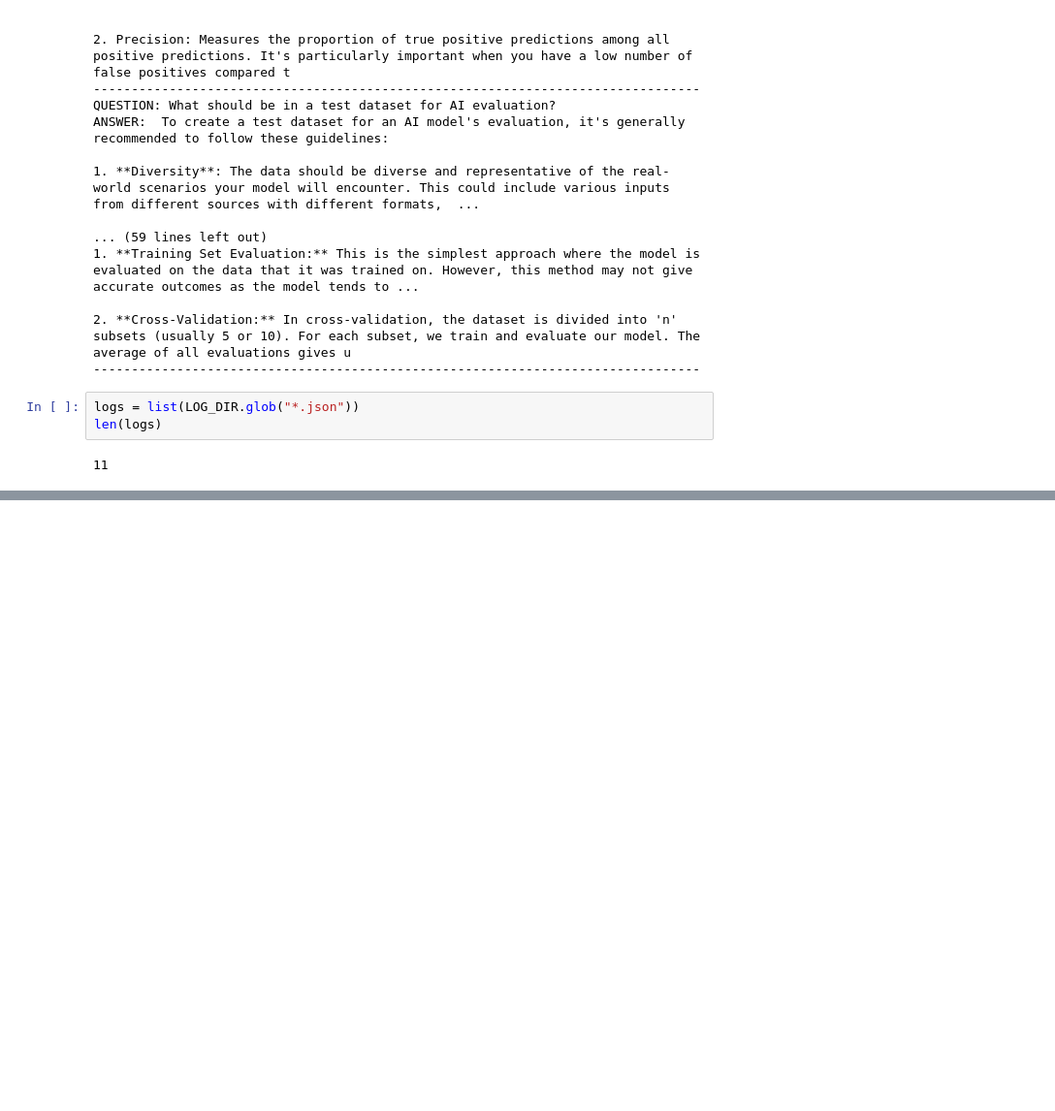
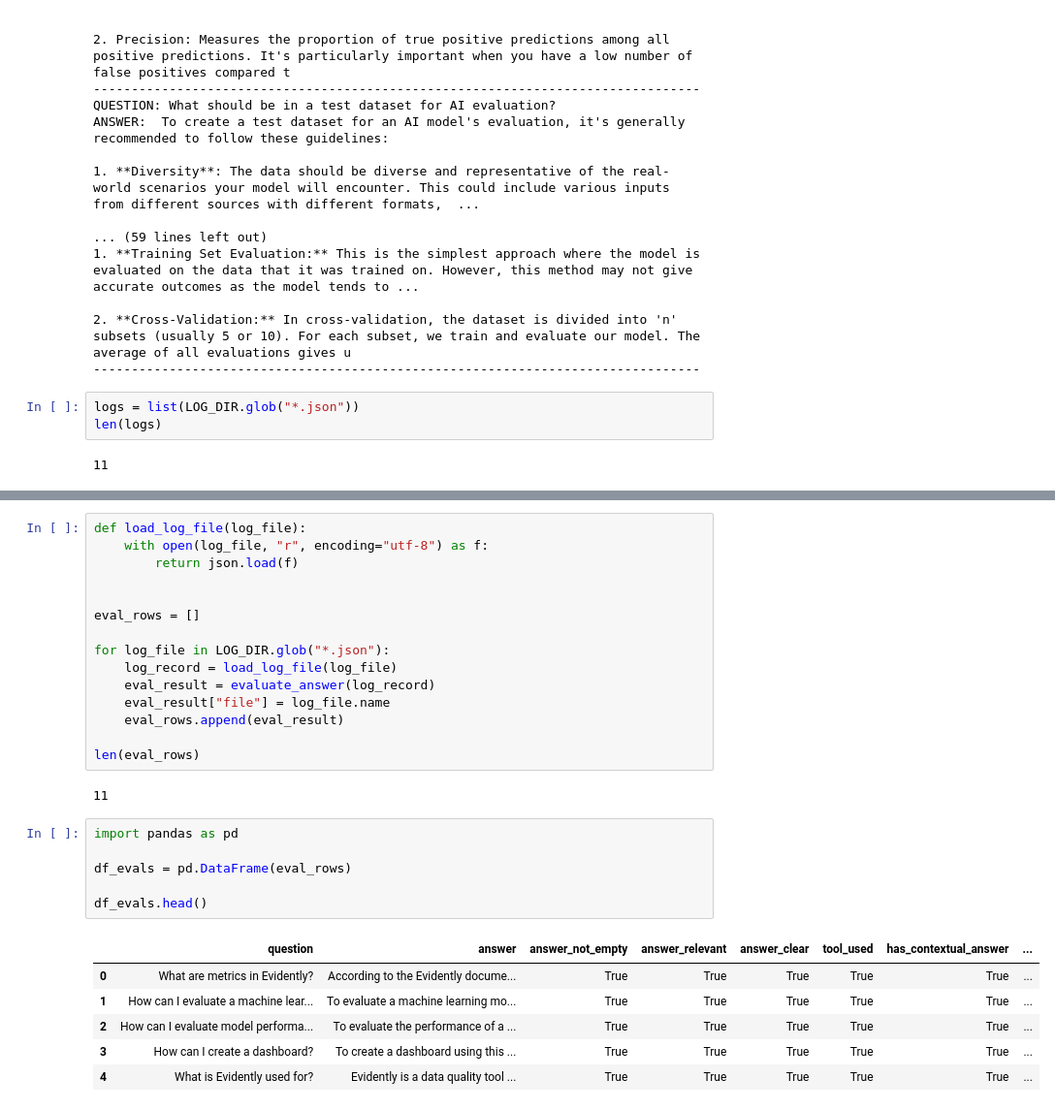
Before and after one commit to ezhilarasi0509/AI-Agent-, a Jupyter notebook: course/day1.ipynb, the cells around one changed output, grey strips where cells are left out. Shown at 97% size. Drawn from its saved outputs; the diff is of its cells as text; blank space fills up the shorter version.

```diff
--- a/course/day1.ipynb
+++ b/course/day1.ipynb
@@ -903,0 +941,30 @@ len(logs)
+# %%
+def load_log_file(log_file):
+    with open(log_file, "r", encoding="utf-8") as f:
+        return json.load(f)
+
+
+eval_rows = []
+
+for log_file in LOG_DIR.glob("*.json"):
+    log_record = load_log_file(log_file)
+    eval_result = evaluate_answer(log_record)
+    eval_result["file"] = log_file.name
+    eval_rows.append(eval_result)
+
+len(eval_rows)
+# %% [output]
+11
+# %%
+import pandas as pd
+
+df_evals = pd.DataFrame(eval_rows)
+
+df_evals.head()
+# %% [output]
+|  | question | answer | answer_not_empty | answer_relevant | answer_clear | tool_used | has_contextual_answer | ... |
+| 0 | What are metrics in Evidently? | According to the Evidently docume... | True | True | True | True | True | ... |
+| 1 | How can I evaluate a machine lear... | To evaluate a machine learning mo... | True | True | True | True | True | ... |
+| 2 | How can I evaluate model performa... | To evaluate the performance of a ... | True | True | True | True | True | ... |
+| 3 | How can I create a dashboard? | To create a dashboard using this ... | True | True | True | True | True | ... |
+| 4 | What is Evidently used for? | Evidently is a data quality tool ... | True | True | True | True | True | ... |
```
Also changed, not shown: parts of 3 cells of this notebook, 12 other files.
